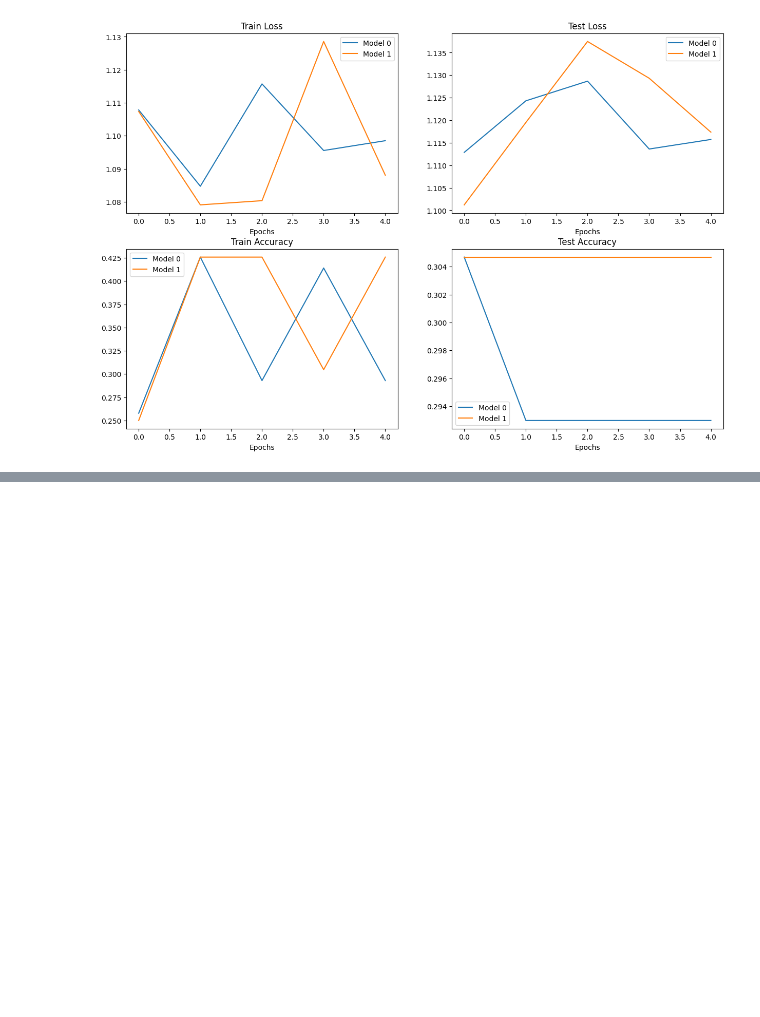
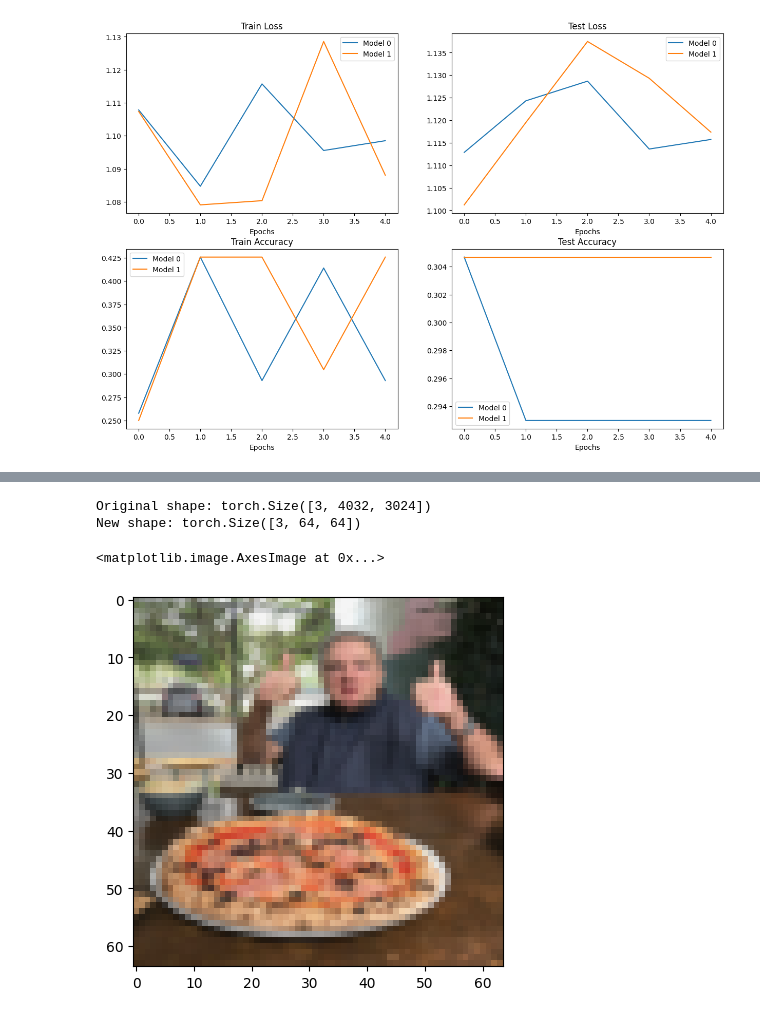
Before and after one commit to MD-SHAKIB/PyTorch_Practice, a Jupyter notebook: pytorch_project/04.pytorch_custom_datasets.ipynb, the cells around one changed output, grey strips where cells are left out. Saved outputs shown, nothing was run; the diff lists cells and outputs as text; code cells hidden in the pictures; blank space fills up the shorter version.

```diff
--- a/pytorch_project/04.pytorch_custom_datasets.ipynb
+++ b/pytorch_project/04.pytorch_custom_datasets.ipynb
@@ -1252,0 +1322,11 @@ plt.legend();
+# %%
+# Load in custom image and convert the tensor values to float32
+custom_image = torchvision.io.read_image(str(custom_image_path)).type(torch.float32)
+
+# Divide the image pixel values by 255 to get them between [0, 1]
+custom_image = custom_image / 255.
+
+# Print out image data
+print(f"Custom image tensor:\n{custom_image}\n")
+print(f"Custom image shape: {custom_image.shape}\n")
+print(f"Custom image dtype: {custom_image.dtype}")
@@ -1252,0 +1351,21 @@ plt.legend();
+# %%
+# Create transform pipleine to resize image
+from torchvision import transforms
+custom_image_transform = transforms.Compose([
+    transforms.Resize((64, 64)),
+])
+
+# Transform target image
+custom_image_transformed = custom_image_transform(custom_image)
+
+# Print out original shape and new shape
+print(f"Original shape: {custom_image.shape}")
+print(f"New shape: {custom_image_transformed.shape}")
+# %% [output]
+Original shape: torch.Size([3, 4032, 3024])
+New shape: torch.Size([3, 64, 64])
+# %%
+plt.imshow(custom_image_transformed.permute(1, 2, 0))
+# %% [output]
+<matplotlib.image.AxesImage at 0x...>
+[figure, added]
```
Also changed, not shown: parts of 16 cells of this notebook, 1 other file.
